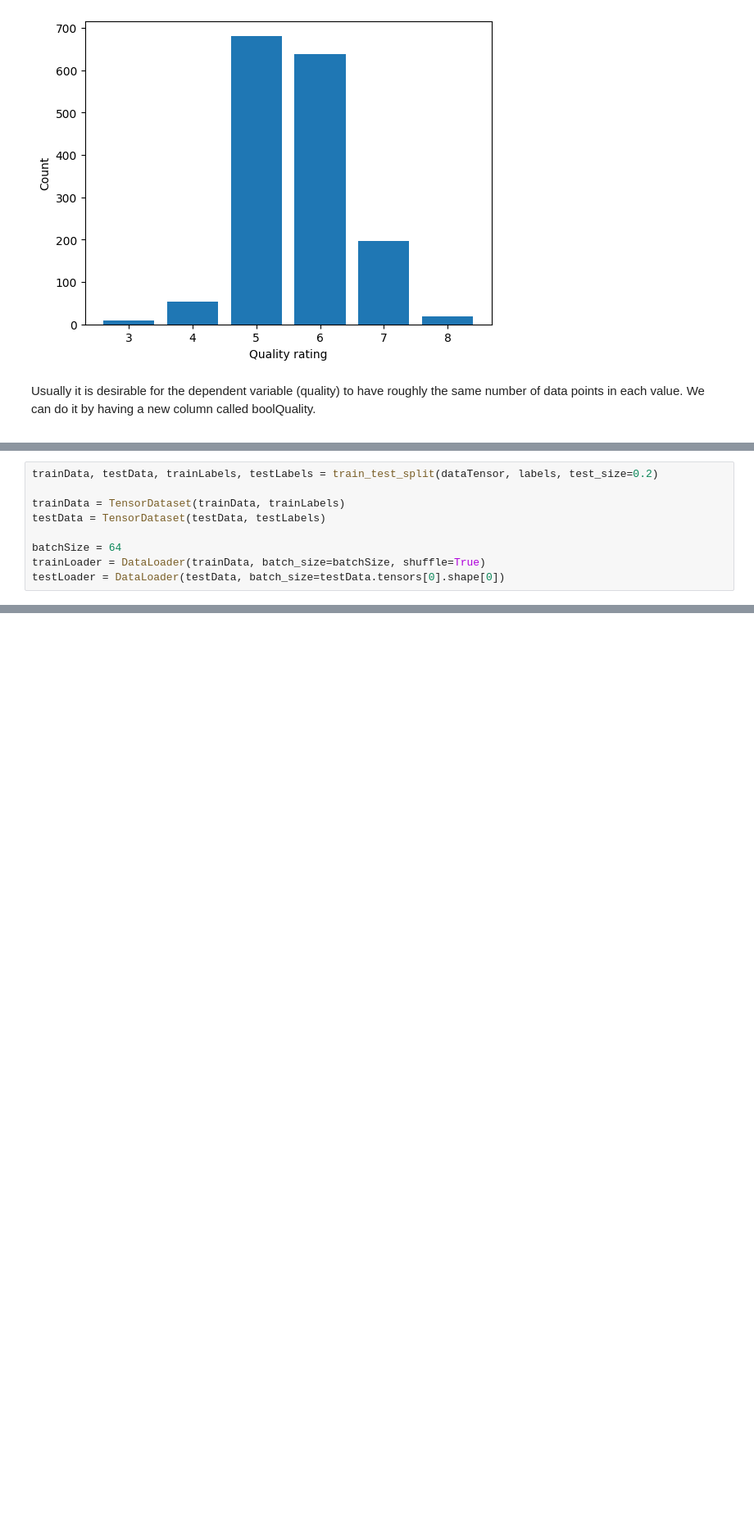
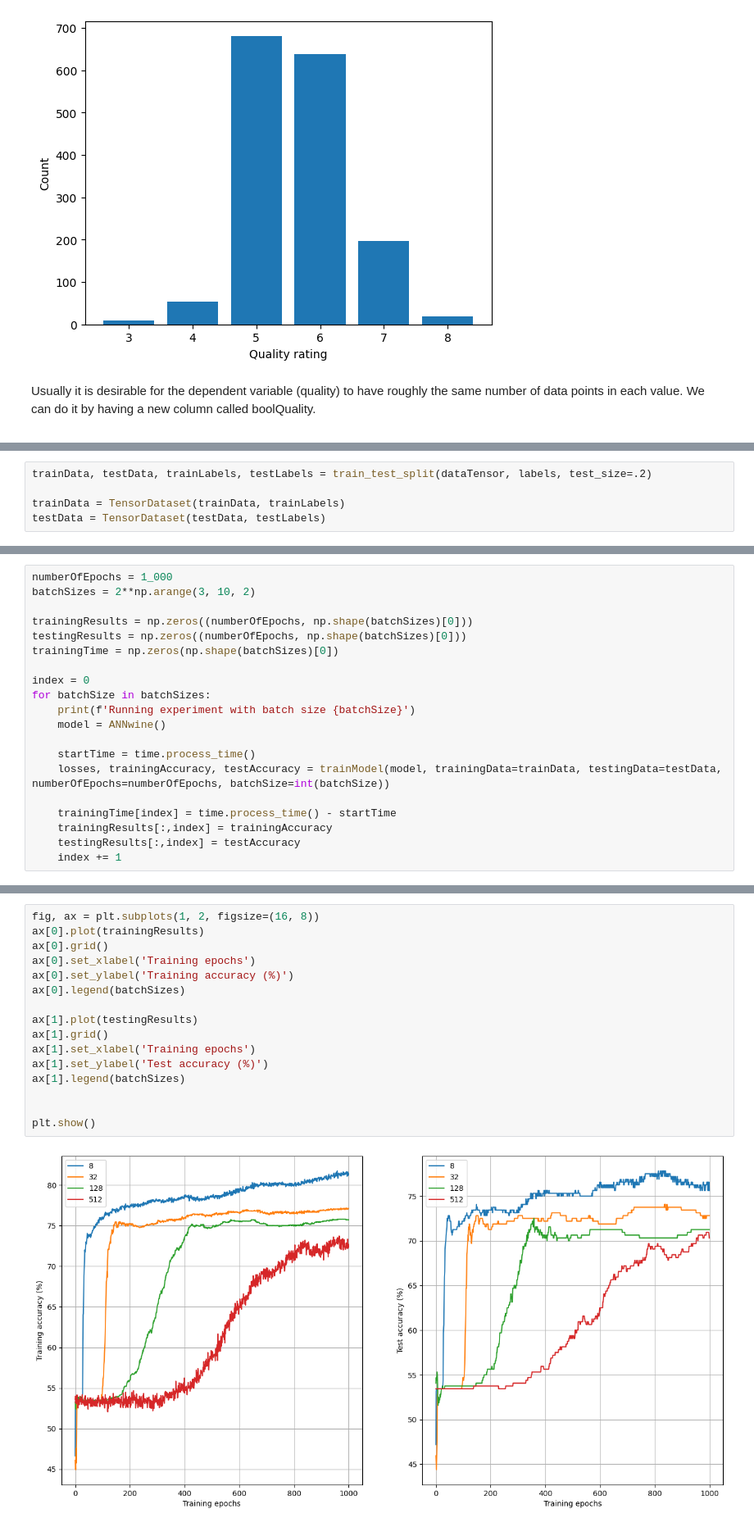
Before and after one commit to szalai-istvan/ai, a Jupyter notebook: deep-understanding-of-deep-learning/06-metaparameters/06-metaparameters.ipynb, the cells around one changed output, grey strips where cells are left out. Shown at 82% size. Drawn from its saved outputs; the diff is of its cells as text; blank space fills up the shorter version.

```diff
--- a/deep-understanding-of-deep-learning/06-metaparameters/06-metaparameters.ipynb
+++ b/deep-understanding-of-deep-learning/06-metaparameters/06-metaparameters.ipynb
@@ -153,11 +169,7 @@ torch.Size([1597, 11])
 torch.Size([1597])
 torch.Size([1597, 1])
 # %%
-trainData, testData, trainLabels, testLabels = train_test_split(dataTensor, labels, test_size=0.2)
+trainData, testData, trainLabels, testLabels = train_test_split(dataTensor, labels, test_size=.2)
 
 trainData = TensorDataset(trainData, trainLabels)
 testData = TensorDataset(testData, testLabels)
-
-batchSize = 64
-trainLoader = DataLoader(trainData, batch_size=batchSize, shuffle=True)
-testLoader = DataLoader(testData, batch_size=testData.tensors[0].shape[0])
@@ -163,0 +232,20 @@ testLoader = DataLoader(testData, batch_size=testData.tensors[0].shape[0])
+# %%
+numberOfEpochs = 1_000
+batchSizes = 2**np.arange(3, 10, 2)
+
+trainingResults = np.zeros((numberOfEpochs, np.shape(batchSizes)[0]))
+testingResults = np.zeros((numberOfEpochs, np.shape(batchSizes)[0]))
+trainingTime = np.zeros(np.shape(batchSizes)[0])
+
+index = 0
+for batchSize in batchSizes:
+    print(f'Running experiment with batch size {batchSize}')
+    model = ANNwine()
+
+    startTime = time.process_time()
+    losses, trainingAccuracy, testAccuracy = trainModel(model, trainingData=trainData, testingData=testData, numberOfEpochs=numberOfEpochs, batchSize=int(batchSize))
+
+    trainingTime[index] = time.process_time() - startTime
+    trainingResults[:,index] = trainingAccuracy
+    testingResults[:,index] = testAccuracy
+    index += 1
@@ -163,0 +257,18 @@ testLoader = DataLoader(testData, batch_size=testData.tensors[0].shape[0])
+# %%
+fig, ax = plt.subplots(1, 2, figsize=(16, 8))
+ax[0].plot(trainingResults)
+ax[0].grid()
+ax[0].set_xlabel('Training epochs')
+ax[0].set_ylabel('Training accuracy (%)')
+ax[0].legend(batchSizes)
+
+ax[1].plot(testingResults)
+ax[1].grid()
+ax[1].set_xlabel('Training epochs')
+ax[1].set_ylabel('Test accuracy (%)')
+ax[1].legend(batchSizes)
+
+
+plt.show()
+# %% [output]
+[figure, added]
```
Also changed, not shown: parts of 8 cells of this notebook, 1 other file.
